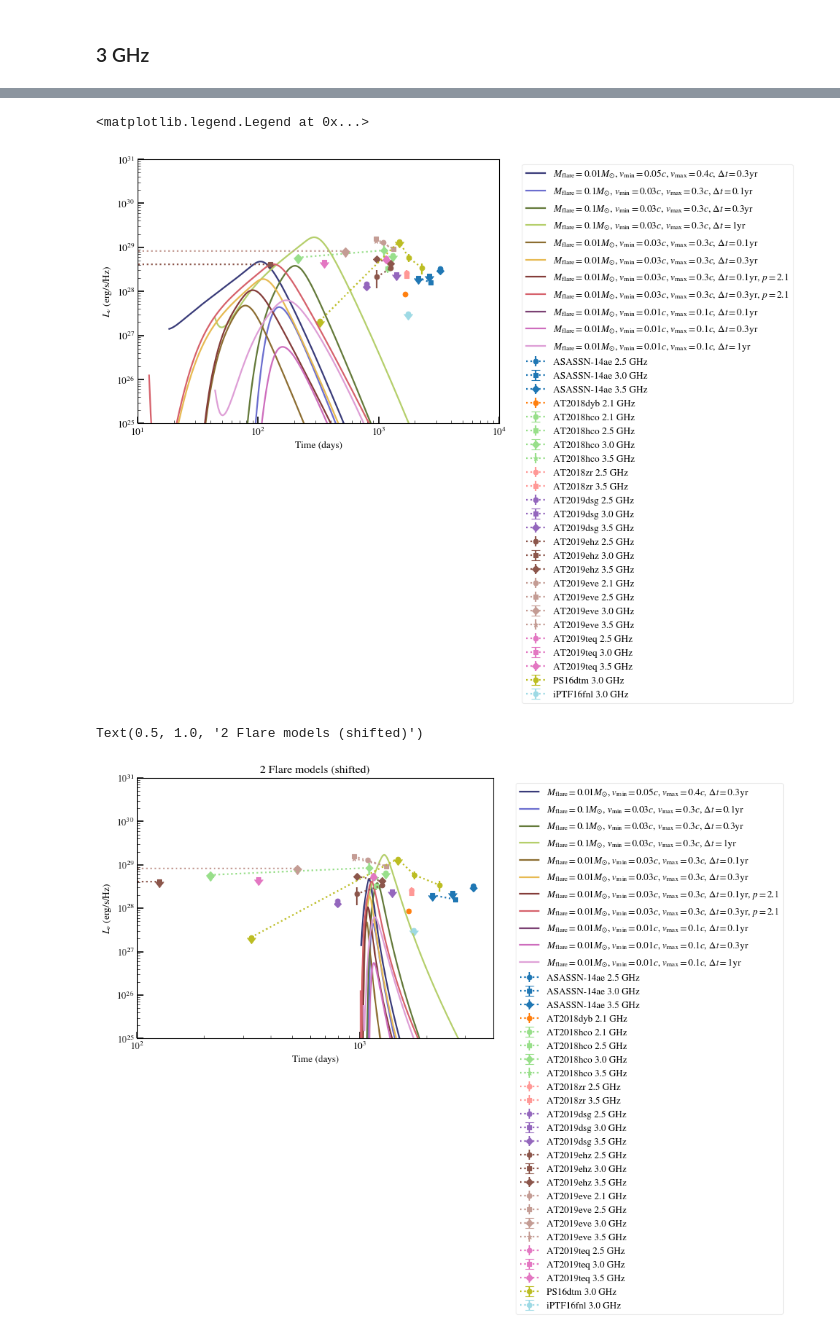
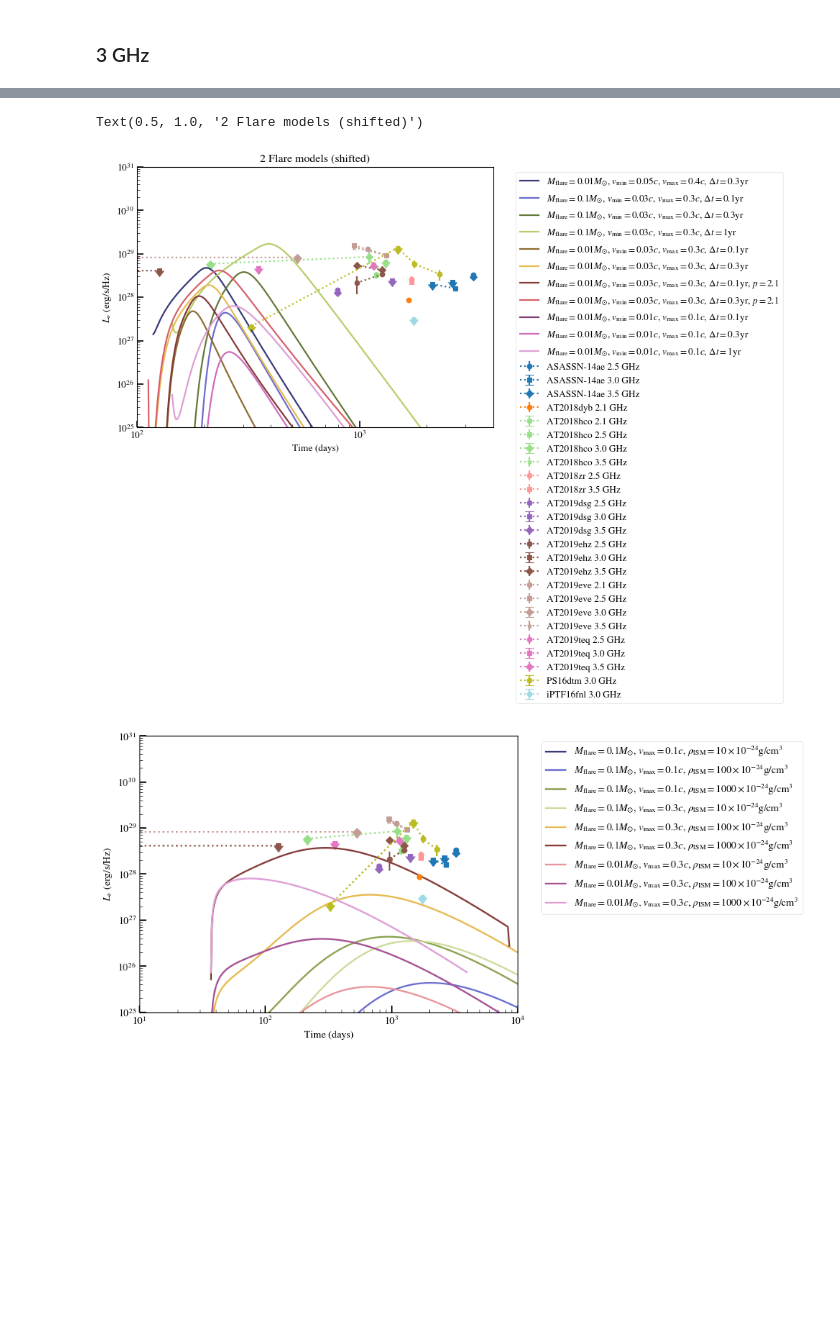
Before and after one commit to samanthacwu/Radio_Forward_Modeling, a Jupyter notebook: compare_to_data.ipynb, the cells around one changed output, grey strips where cells are left out. Drawn from its saved outputs; the diff is of its cells as text; code cells hidden in the pictures; blank space fills up the shorter version.

```diff
--- a/compare_to_data.ipynb
+++ b/compare_to_data.ipynb
@@ -135,5 +133,5 @@ array([15.5  ,  6.   ,  3.   ,  6.   ,  0.887,  6.   ,  3.   ,  3.   ,
 # %%
-event_name = 'AT2019eve'
+event_name = 'PS16dtm'
 
 colors = plt.cm.tab20(np.linspace(0, 1, len(np.unique(dict_events[event_name]['freq (GHz)']))))
 fig,ax = plt.subplots(figsize=(8, 6))
@@ -977,7 +986,7 @@ for event,color in zip(dict_events.keys(), colors_array):
                     ms=6, color=color, label=f'{event} {freq} GHz',linestyle=':')
         marker_num+=1
 
-
+handles_list = []
 colors_array = plt.cm.tab20b(np.linspace(0, 1, len(datadir_constism_list)))
 
 for i,datadir in enumerate(datadir_constism_list):
@@ -990,7 +999,9 @@ for i,datadir in enumerate(datadir_constism_list):
 
     flare2_dict['Lnu_15GHz'] = np.load(datadir+'/flare2/'+'Lnu_15.00GHz_sparse_Te_1.0E+04.npz')
 
-    ax.plot(flare2_dict['Lnu_10GHz']['times_yr']*365.25,(flare2_dict['Lnu_10GHz']['Lnu_abs_atfreq']),color=colors_array[i],label=names_constism_list[i])
+    l, = ax.plot(flare2_dict['Lnu_10GHz']['times_yr']*365.25,(flare2_dict['Lnu_10GHz']['Lnu_abs_atfreq']),color=colors_array[i],label=names_constism_list[i])
+    handles_list.append(l)
+plt.legend(handles=handles_list,bbox_to_anchor=(1.05, 1), loc='upper left')
 
 ax.set_xscale('log')
 ax.set_yscale('log')
@@ -998,5 +1009,5 @@ ax.set_xlim(10,1e4)
 ax.set_ylim(1e25,1e31)
 ax.set_xlabel('Time (days)')
 ax.set_ylabel(r'$L_{\nu}$ (erg/s/Hz)')
-plt.legend(bbox_to_anchor=(1.05, 1), loc='upper left')
+plt.savefig('plots/Lnu_10GHz_rhoISM_comparison.pdf',bbox_inches='tight')
 # %% [output]
@@ -1032,6 +1104,7 @@ for event,color in zip(dict_events.keys(), colors_array):
         ax.errorbar(dict_events[event]['times (d)'][freq_array], dict_events[event]['Lnu (erg/s/Hz)'][freq_array],
                     yerr=dict_events[event]['error (erg/s/Hz)'][freq_array], fmt=marker_array[marker_num], uplims=uplims_array,
                     ms=6, color=color, label=f'{event} {freq} GHz',linestyle=':')
+
         marker_num+=1
 
 
@@ -1052,18 +1125,19 @@ for i,datadir in enumerate(datadir_2flares_list):
     flare1_dict['Lnu_15GHz'] = np.load(datadir+'/flare1/'+'Lnu_15.00GHz_sparse_Te_1.0E+04.npz')
     flare2_dict['Lnu_15GHz'] = np.load(datadir+'/flare2/'+'Lnu_15.00GHz_sparse_Te_1.0E+04.npz')
 
-    ax.plot(flare1_dict['Lnu_3GHz']['times_yr']*365.25,(flare1_dict['Lnu_3GHz']['Lnu_abs_atfreq']+flare2_dict['Lnu_3GHz']['Lnu_abs_atfreq']),color=colors_array[i],label=names_2flares_list[i])
+    ax.plot(flare1_dict['Lnu_3GHz']['times_yr']*365.25 + 1.e2,(flare1_dict['Lnu_3GHz']['Lnu_abs_atfreq']+flare2_dict['Lnu_3GHz']['Lnu_abs_atfreq']),color=colors_array[i],label=names_2flares_list[i])
 
 ax.set_xscale('log')
 ax.set_yscale('log')
-ax.set_xlim(10,1e4)
+ax.set_xlim(1e2,4e3)
 ax.set_ylim(1e25,1e31)
 ax.set_xlabel('Time (days)')
 ax.set_ylabel(r'$L_{\nu}$ (erg/s/Hz)')
 plt.legend(bbox_to_anchor=(1.05, 1), loc='upper left')
+plt.title('2 Flare models (shifted)')
 # %% [output]
-<matplotlib.legend.Legend at 0x...>
+Text(0.5, 1.0, '2 Flare models (shifted)')
-[figure, old version]
+[figure, new version]
 # %%
 fig,ax = plt.subplots(figsize=(8, 6))
 colors_array = plt.cm.tab20(np.linspace(0, 1, len(dict_events.keys())))
@@ -1071,13 +1145,12 @@ for event,color in zip(dict_events.keys(), colors_array):
     # if event != 'ASASSN-14ae':
     #     continue
 
-    # print(len(np.unique(dict_events[event]['freq (GHz)'])))
     marker_array = ['o','s','D', '*','^','<','>','p','h','8']
     marker_num =0
     for freq in np.unique(dict_events[event]['freq (GHz)']):
+
         if np.abs(freq-3) > 1:
             continue
-
         freq_array = np.array([],dtype=int)
         uplims_array = np.array([],dtype=bool)
         for i in range(len(dict_events[event]['freq (GHz)'])):
@@ -1085,44 +1158,40 @@ for event,color in zip(dict_events.keys(), colors_array):
                 # print(i)
                 freq_array = np.append(freq_array,i)
                 if dict_events[event]['error (mJy)'][i] == 0:
                     uplims_array = np.append(uplims_array,True)
                 else:
                     uplims_array = np.append(uplims_array,False)
 
         ax.errorbar(dict_events[event]['times (d)'][freq_array], dict_events[event]['Lnu (erg/s/Hz)'][freq_array],
                     yerr=dict_events[event]['error (erg/s/Hz)'][freq_array], fmt=marker_array[marker_num], uplims=uplims_array,
                     ms=6, color=color, label=f'{event} {freq} GHz',linestyle=':')
-
         marker_num+=1
 
 
+handles_list = []
+colors_array = plt.cm.tab20b(np.linspace(0, 1, len(datadir_constism_list)))
 
-colors_array = plt.cm.tab20b(np.linspace(0, 1, len(datadir_2flares_list)))
+for i,datadir in enumerate(datadir_constism_list):
 
-for i,datadir in enumerate(datadir_2flares_list):
-
-    flare1_dict = {}
     flare2_dict = {}
 
-    flare1_dict['Lnu_3GHz'] = np.load(datadir+'/flare1/'+'Lnu_3.00GHz_sparse_Te_1.0E+04.npz')
     flare2_dict['Lnu_3GHz'] = np.load(datadir+'/flare2/'+'Lnu_3.00GHz_sparse_Te_1.0E+04.npz')
 
-    flare1_dict['Lnu_10GHz'] = np.load(datadir+'/flare1/'+'Lnu_10.00GHz_sparse_Te_1.0E+04.npz')
     flare2_dict['Lnu_10GHz'] = np.load(datadir+'/flare2/'+'Lnu_10.00GHz_sparse_Te_1.0E+04.npz')
 
-    flare1_dict['Lnu_15GHz'] = np.load(datadir+'/flare1/'+'Lnu_15.00GHz_sparse_Te_1.0E+04.npz')
     flare2_dict['Lnu_15GHz'] = np.load(datadir+'/flare2/'+'Lnu_15.00GHz_sparse_Te_1.0E+04.npz')
 
-    ax.plot(flare1_dict['Lnu_3GHz']['times_yr']*365.25 + 1.e3,(flare1_dict['Lnu_3GHz']['Lnu_abs_atfreq']+flare2_dict['Lnu_3GHz']['Lnu_abs_atfreq']),color=colors_array[i],label=names_2flares_list[i])
+    l, = ax.plot(flare2_dict['Lnu_3GHz']['times_yr']*365.25,(flare2_dict['Lnu_3GHz']['Lnu_abs_atfreq']),color=colors_array[i],label=names_constism_list[i])
+    handles_list.append(l)
+plt.legend(handles=handles_list,bbox_to_anchor=(1.05, 1), loc='upper left')
 
 ax.set_xscale('log')
 ax.set_yscale('log')
-ax.set_xlim(1e2,4e3)
+ax.set_xlim(10,1e4)
 ax.set_ylim(1e25,1e31)
 ax.set_xlabel('Time (days)')
 ax.set_ylabel(r'$L_{\nu}$ (erg/s/Hz)')
-plt.legend(bbox_to_anchor=(1.05, 1), loc='upper left')
-plt.title('2 Flare models (shifted)')
+# plt.legend(bbox_to_anchor=(1.05, 1), loc='upper left')
+plt.savefig('plots/Lnu_3GHz_rhoISM_comparison.pdf',bbox_inches='tight')
 # %% [output]
-Text(0.5, 1.0, '2 Flare models (shifted)')
-[figure, old version]
+[figure, new version]
```
Also changed, not shown: parts of 13 cells of this notebook, 12 other files.
